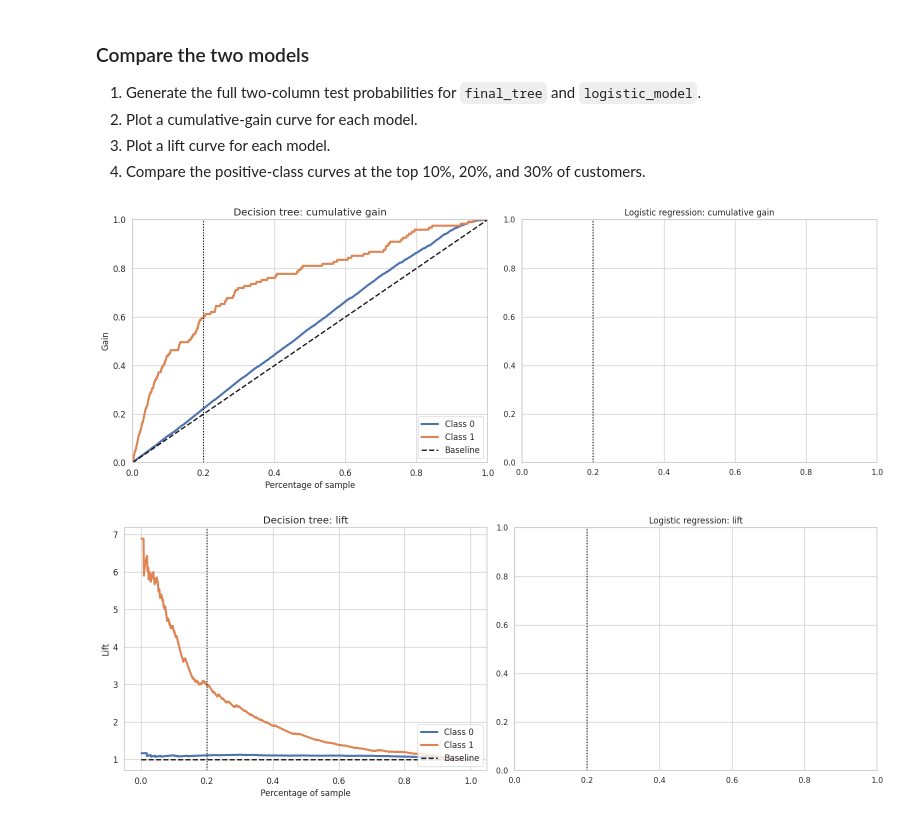
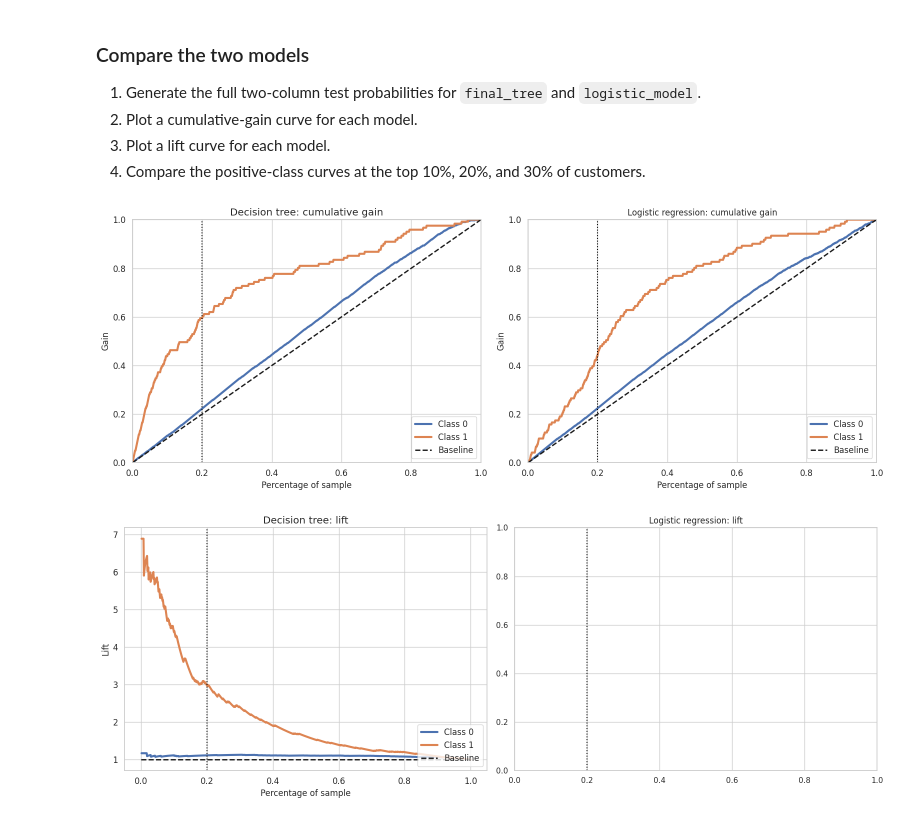
Before and after one commit to MelodyZuo/Databootcamp-Regression-Competition-for-house-prices, a Jupyter notebook: intro_decision_tree_updated.ipynb, the cells around one changed output. Drawn from its saved outputs; the diff is of its cells as text; code cells hidden in the pictures.

```diff
--- a/intro_decision_tree_updated.ipynb
+++ b/intro_decision_tree_updated.ipynb
@@ -351,9 +360,9 @@ X_train, X_test, y_train, y_test = train_test_split(
 3. Calculate training accuracy, test accuracy, and baseline test accuracy.
 4. Display the test confusion matrix.
 # %%
-# tree = DecisionTreeClassifier(...)
-# tree.fit(...)
+tree = DecisionTreeClassifier(criterion="entropy",max_depth=2,random_state=42)
+tree.fit(X, y)
 
-# print("Training accuracy:", ...)
-# print("Test accuracy:", ...)
-# print("Test baseline:", ...)
+print("Training accuracy:", tree.score(X_train, y_train))
+print('Test accuracy:', tree.score(X_test, y_test))
+print("Test baseline:", y_train.value_counts(normalize=True))
@@ -477,12 +497,12 @@ Fit logistic regression to the **same training rows and same two features**. Kee
 
 Because logistic regression is sensitive to feature scale, place `StandardScaler` and `LogisticRegression` in a pipeline.
 # %%
-# logistic_model = make_pipeline(
-#     StandardScaler(),
-#     LogisticRegression(max_iter=1000, random_state=42),
-# )
+logistic_model = make_pipeline(
+    StandardScaler(),
+    LogisticRegression(max_iter=1000, random_state=42),
+)
 
-# logistic_model.fit(...)
+logistic_model.fit(X, y)
 
-# print("Logistic test accuracy:", ...)
-# print("Tree test accuracy:", ...)
+print("Logistic test accuracy:", ...)
+print("Tree test accuracy:", ...)
@@ -562,31 +590,31 @@ import scikitplot as skplt
 tree_probabilities = final_tree.predict_proba(X_test)
 
 # Complete after fitting logistic_model.
-# logistic_probabilities = logistic_model.predict_proba(X_test)
+logistic_probabilities = logistic_model.predict_proba(X_test)
 # %%
 fig, axes = plt.subplots(1, 2, figsize=(16, 6))
 
 skplt.metrics.plot_cumulative_gain(
     y_test,
     tree_probabilities,
     ax=axes[0],
     title="Decision tree: cumulative gain",
 )
 
 # Uncomment after creating logistic_probabilities.
-# skplt.metrics.plot_cumulative_gain(
-#     y_test,
-#     logistic_probabilities,
-#     ax=axes[1],
-#     title="Logistic regression: cumulative gain",
-# )
+skplt.metrics.plot_cumulative_gain(
+    y_test,
+    logistic_probabilities,
+    ax=axes[1],
+    title="Logistic regression: cumulative gain",
+)
 
 axes[0].axvline(0.20, color="black", linestyle=":", label="contact 20%")
 axes[1].axvline(0.20, color="black", linestyle=":", label="contact 20%")
 axes[1].set_title("Logistic regression: cumulative gain")
 plt.tight_layout();
 # %% [output]
-[figure, old version]
+[figure, new version]
 # %%
 fig, axes = plt.subplots(1, 2, figsize=(16, 6))
 
```
Also changed, not shown: parts of 9 cells of this notebook.
